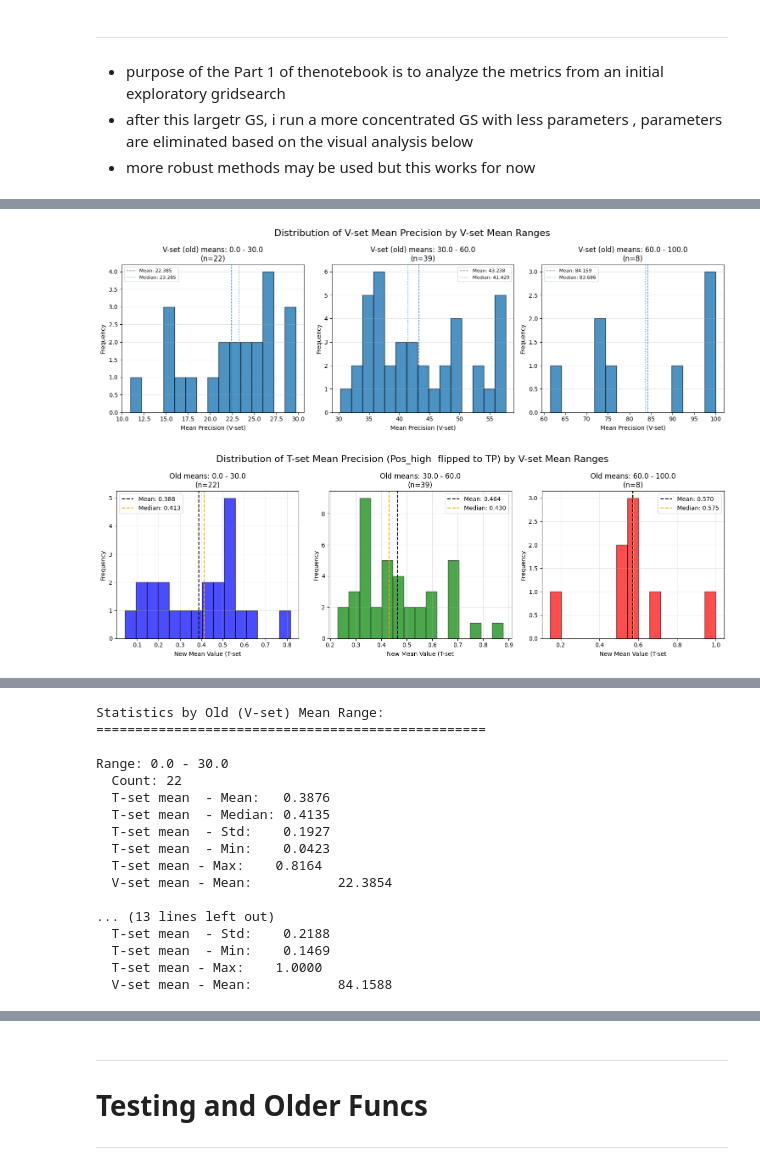
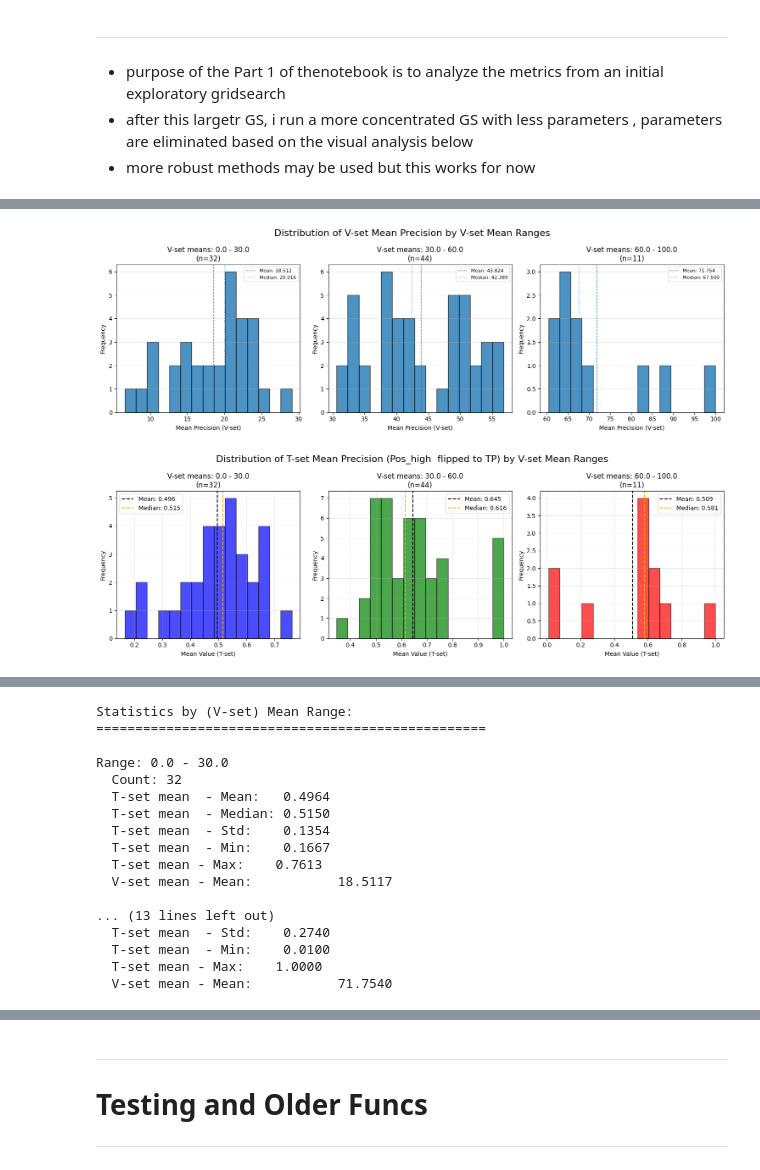
Before and after one commit to charifslmn/LSTM_ETF_V2, a Jupyter notebook: (1) Initial Dist Analytics HOD 21_01 - 22_12.ipynb, the cells around one changed output, grey strips where cells are left out. Drawn from its saved outputs; the diff is of its cells as text; code cells hidden in the pictures.

```diff
--- a/(1) Initial Dist Analytics HOD 21_01 - 22_12.ipynb
+++ b/(1) Initial Dist Analytics HOD 21_01 - 22_12.ipynb
@@ -46,7 +101,7 @@ with open('/Users/cs/Desktop/DATA_LSTM_ETF_V1/top_70_DIST_DISC_GS_21_01_to_22_12
 
 ###### T set with same seed sas val set, neeed sot be organized first
 
-with open('/Users/cs/Desktop/DATA_LSTM_ETF_V1/Tset_NOTsorted_same_seeds_70_models_GS_23_01_to_23_12_DIST_Discovery_10percentPOS_HOD.json') as f:
+with open('/Users/cs/Desktop/DATA_LSTM_ETF_V2/Tset_NOTsorted_90_models_GS_21_01_to_22_12_DIST_Discovery_10percentPOS_HOD.json') as f:
     results_dist_disc_Tset_NOTsorted_same_seeds = json.load(f)
 
 
@@ -1096,12 +1196,12 @@ for i, ((L, H), label, color) in enumerate(zip(ranges, range_labels, colors)):
         med_old  = float(np.median(old_r))
         plt.axvline(mean_old, linestyle='--', linewidth=1, label=f'Mean: {mean_old:.3f}')
         plt.axvline(med_old,  linestyle=':',  linewidth=1, label=f'Median: {med_old:.3f}')
-        plt.title(f'V-set (old) means: {label}\n(n={old_r.size})')
+        plt.title(f'V-set means: {label}\n(n={old_r.size})')
         plt.xlabel('Mean Precision (V-set)'); plt.ylabel('Frequency')
         plt.legend(fontsize=8); plt.grid(True, alpha=0.3, axis='y')
     else:
         ax.text(0.5, 0.5, f'No data in range\n{label}', ha='center', va='center', transform=ax.transAxes)
-        ax.set_title(f'V-set (old) means: {label}')
+        ax.set_title(f'V-set means: {label}')
 plt.suptitle('Distribution of V-set Mean Precision by V-set Mean Ranges', fontsize=16)
 plt.tight_layout(); plt.show()
 
@@ -1118,12 +1218,12 @@ for i, ((L, H), label, color) in enumerate(zip(ranges, range_labels, colors)):
         med_new  = float(np.median(new_r))
         plt.axvline(mean_new, color='black', linestyle='--', label=f'Mean: {mean_new:.3f}')
         plt.axvline(med_new,  color='orange', linestyle='--', label=f'Median: {med_new:.3f}')
-        plt.title(f'Old means: {label}\n(n={new_r.size})')
-        plt.xlabel('New Mean Value (T-set'); plt.ylabel('Frequency')
+        plt.title(f'V-set means: {label}\n(n={new_r.size})')
+        plt.xlabel('Mean Value (T-set)'); plt.ylabel('Frequency')
         plt.legend(); plt.grid(True, alpha=0.3)
     else:
         ax.text(0.5, 0.5, f'No data in range\n{label}', ha='center', va='center', transform=ax.transAxes)
-        ax.set_title(f'Old means: {label}')
+        ax.set_title(f'V-set means: {label}')
 plt.suptitle('Distribution of T-set Mean Precision (Pos_high  flipped to TP) by V-set Mean Ranges', fontsize=16)
 plt.tight_layout(); plt.show()
 
@@ -1134,33 +1234,33 @@ for i, ((L, H), label) in enumerate(zip(ranges, range_labels)):
     mask = range_mask(old, i, L, H)
     new_r = new[mask]
     if new_r.size > 0:
         all_new_means.append(new_r)
         all_labels.append(f'{label}\n(n={new_r.size})')
 if all_new_means:
     plt.boxplot(all_new_means, labels=all_labels)
     plt.title('Box Plot: T-set Mean Precision (Pos_high flipped to TP) by V-set Mean Ranges')
     plt.ylabel('New Mean Value (T-set)')
     plt.grid(True, alpha=0.3); plt.tight_layout(); plt.show()
 else:
     print("No non-empty ranges for boxplot.")
 
 # ---------- 6) Stats printout ----------
-print("Statistics by Old (V-set) Mean Range:")
+print("Statistics by (V-set) Mean Range:")
 print("=" * 50)
 for i, ((L, H), label) in enumerate(zip(ranges, range_labels)):
     mask = range_mask(old, i, L, H)
     new_r = new[mask]; old_r = old[mask]
     if new_r.size > 0:
         print(f"\nRange: {label}")
         print(f"  Count: {new_r.size}")
         print(f"  T-set mean  - Mean:   {np.mean(new_r):.4f}")
         print(f"  T-set mean  - Median: {np.median(new_r):.4f}")
         print(f"  T-set mean  - Std:    {np.std(new_r, ddof=0):.4f}")
         print(f"  T-set mean  - Min:    {np.min(new_r):.4f}")
         print(f"  T-set mean - Max:    {np.max(new_r):.4f}")
         print(f"  V-set mean - Mean:           {np.mean(old_r):.4f}")
     else:
         print(f"\nRange: {label} - No data")
 # %% [output]
-[figure, old version]
+[figure, new version]
-[figure, old version]
+[figure, new version]
@@ -1168,17 +1268,17 @@ for i, ((L, H), label) in enumerate(zip(ranges, range_labels)):
-Statistics by Old (V-set) Mean Range:
+Statistics by (V-set) Mean Range:
 ==================================================
 
 Range: 0.0 - 30.0
-  Count: 22
-  T-set mean  - Mean:   0.3876
-  T-set mean  - Median: 0.4135
-  T-set mean  - Std:    0.1927
-  T-set mean  - Min:    0.0423
-  T-set mean - Max:    0.8164
-  V-set mean - Mean:           22.3854
+  Count: 32
+  T-set mean  - Mean:   0.4964
+  T-set mean  - Median: 0.5150
+  T-set mean  - Std:    0.1354
+  T-set mean  - Min:    0.1667
+  T-set mean - Max:    0.7613
+  V-set mean - Mean:           18.5117
 
 ... (13 lines left out)
-  T-set mean  - Std:    0.2188
-  T-set mean  - Min:    0.1469
+  T-set mean  - Std:    0.2740
+  T-set mean  - Min:    0.0100
   T-set mean - Max:    1.0000
-  V-set mean - Mean:           84.1588
+  V-set mean - Mean:           71.7540
```
Also changed, not shown: parts of 37 cells of this notebook, 24 other files.
